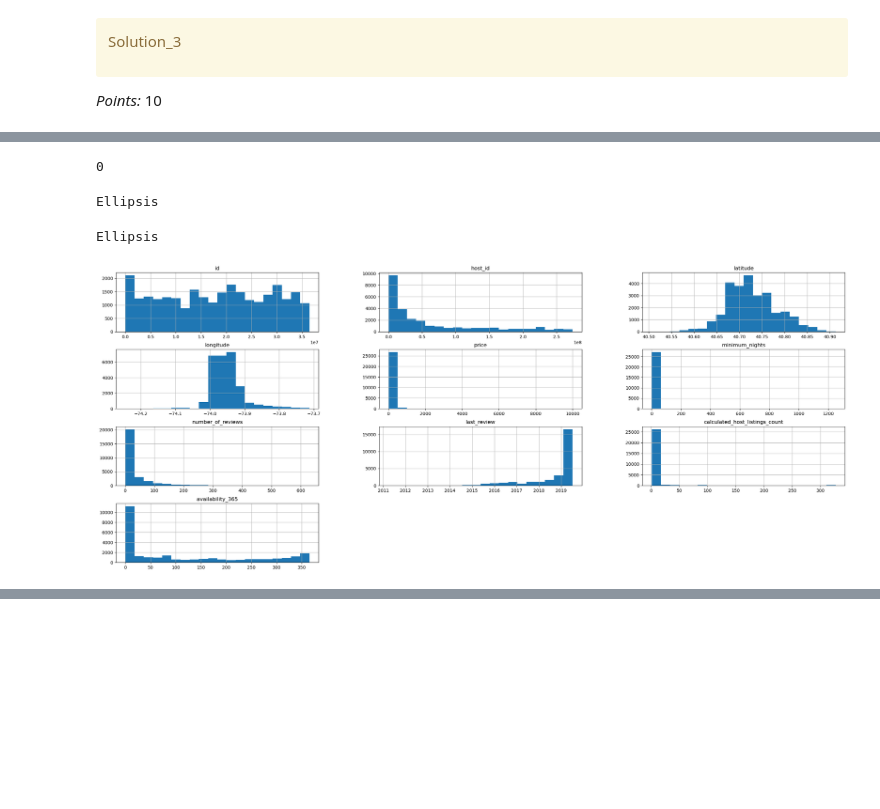
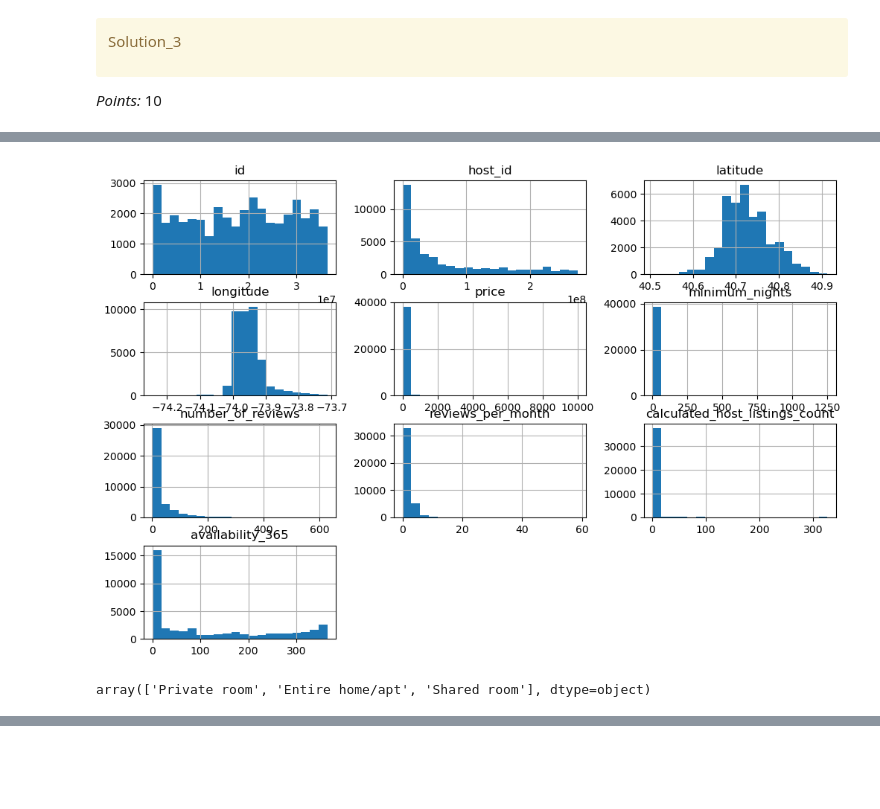
Before and after one commit to arkumar57/HW5, a Jupyter notebook: hw5.ipynb, the cells around one changed output, grey strips where cells are left out. Cells and saved outputs as stored; diff of their text form; code cells hidden in the pictures; blank space fills up the shorter version.

```diff
--- a/hw5.ipynb
+++ b/hw5.ipynb
@@ -186,13 +202,9 @@ _Points:_ 2
+# %%
+target = "reviews_per_month"
+drop_df = abnb_df.dropna(subset=target)
+# dropped rows with no target value
 # %%
-target = "reviews_per_month"
-
-drop_df = airbnb_df.dropna(subset=target)
-# dropped rows with no target value
-
-#drop_df = drop_df.drop(columns=["id", "host_id"]);
-# drop id and host_id because they are completely random and have no relation to the target value.
-
 X = drop_df.drop(columns=target)
 y = drop_df["reviews_per_month"]
 
-X_train, x_test, y_train, y_test = train_test_split(X, y, train_size=0.7, test_size=0.3, random_state=123)
+X_train, X_test, y_train, y_test = train_test_split(X, y, train_size=0.7, test_size=0.3, random_state=123)
@@ -291,4 +326,0 @@ Name: price, dtype: float64
-# %%
-X_train["price"].min()
-# %% [output]
-0
@@ -300,12 +327,12 @@ X_train["price"].min()
-# %%
-...
-# %% [output]
-Ellipsis
-# %%
-...
-# %% [output]
-Ellipsis
-# %%
-X_train.hist(bins=20, figsize=(30, 12));
-# %% [output]
-[figure, removed]
+# %%
+drop_df.hist(bins=20, figsize=(12, 8));
+
+#These histograms show the presence of serious outliers in several of the numerical features ("price", "minimum_nights", and "calculated_host_listings"). Outliers have a strong effect on linear models, but also make standard scaling less effective. As such I'll try to implement a logistic scaler instead on these features.
+# %% [output]
+[figure, added]
+# %%
+drop_df['room_type'].unique()
+
+# This could be ordinal.
+# %% [output]
+array(['Private room', 'Entire home/apt', 'Shared room'], dtype=object)
```
Also changed, not shown: parts of 139 cells of this notebook.
